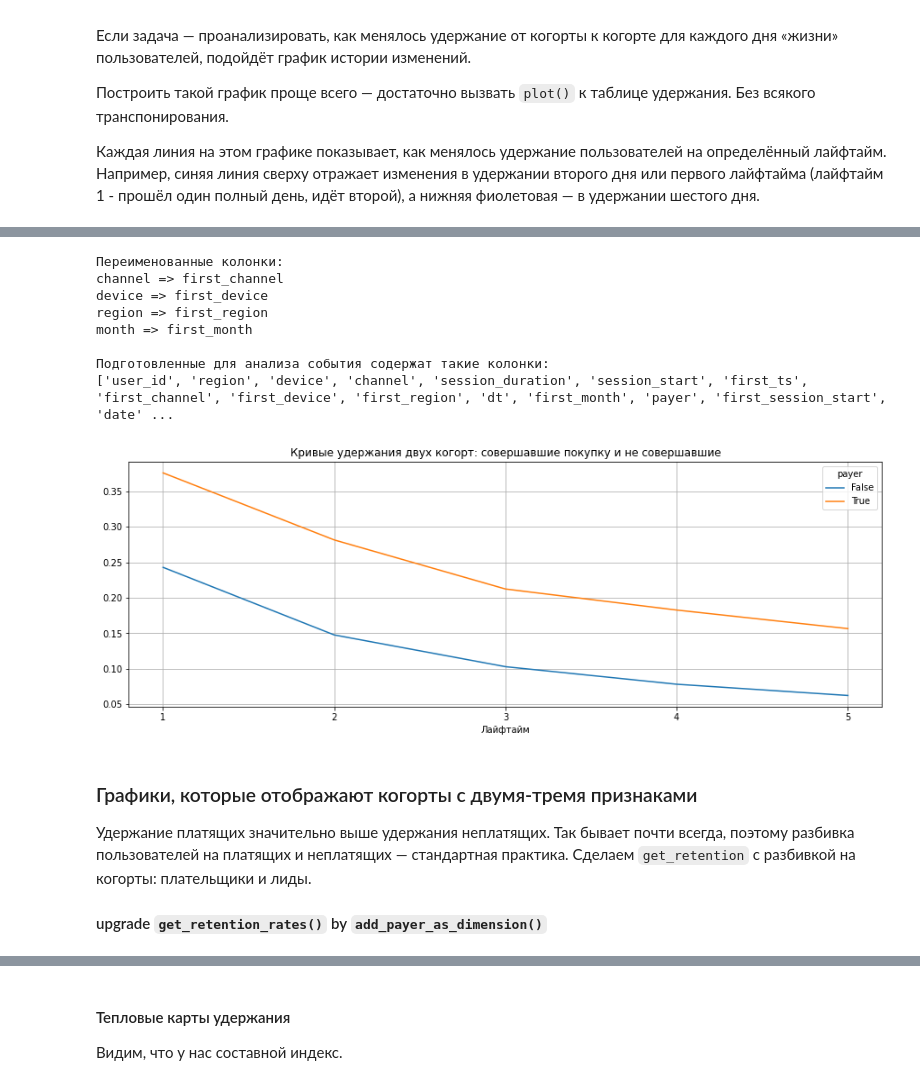
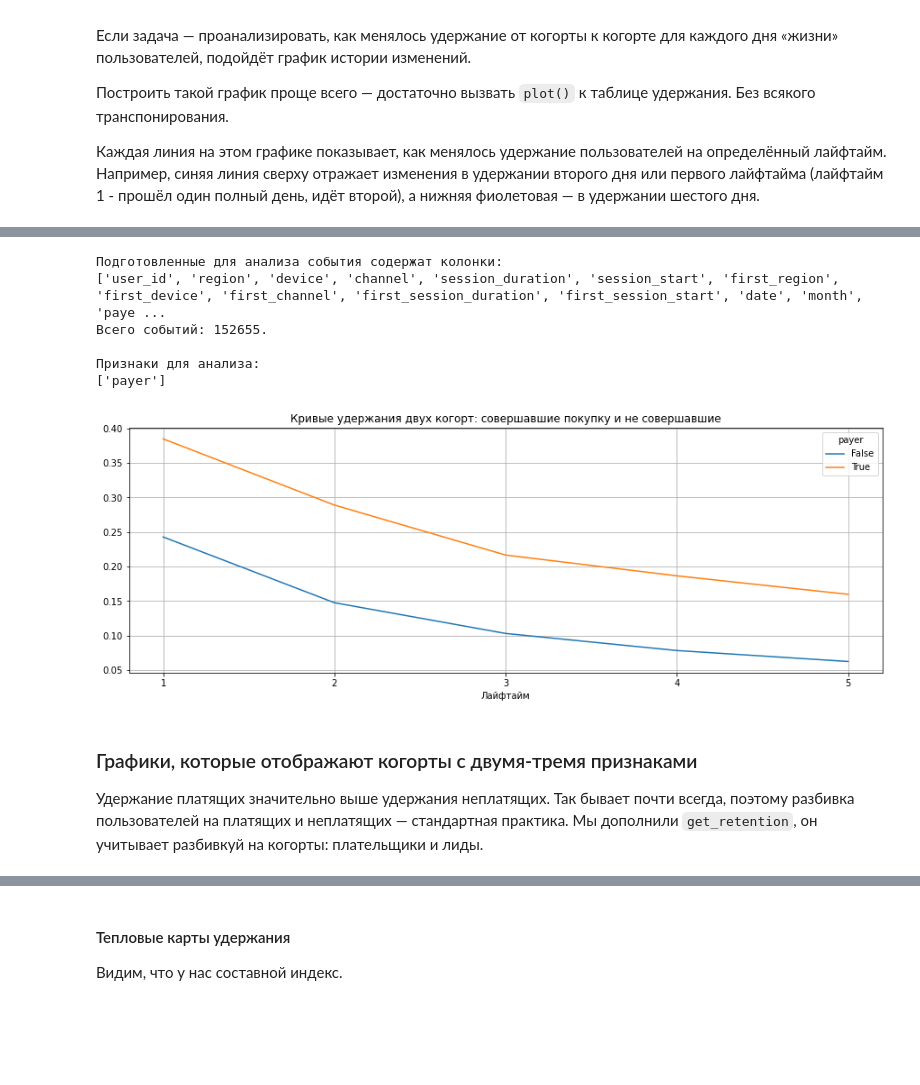
Before and after one commit to okeangel/da_portfolio, a Jupyter notebook: templates/marketing_data_analytics.ipynb, the cells around one changed output, grey strips where cells are left out. Saved outputs shown, nothing was run; the diff lists cells and outputs as text; code cells hidden in the pictures; blank space fills up the shorter version.

```diff
--- a/templates/marketing_data_analytics.ipynb
+++ b/templates/marketing_data_analytics.ipynb
@@ -870,7 +920,12 @@ get_retention_rates(suitable_events, dimensions=['date'])
 - `horizon` — горизонт анализа в днях (по умолчанию не задан),
 - `profiles` — профили пользователей (по умолчанию не заданы).
 # %%
-def get_suitable_events(events, dimensions=[], observation_date=None, horizon=None, profiles=None):
+def get_suitable_events(events,
+                        dimensions=[],
+                        event_dt='event_dt',
+                        observation_date=None,
+                        horizon=None,
+                        profiles=None):
     """Возвращает список подходящих для анализа событий.
 
     В списке только события пользователей,
@@ -880,14 +935,10 @@ def get_suitable_events(events, dimensions=[], observation_date=None, horizon=No
     """
     if profiles is None:
         # создаём профили пользователей, используя записи об их посещениях
-        profiles = get_profiles(events)
-    else:
-        profiles = profiles.rename(
-            columns=get_columns_to_rename(profiles)
-        )
+        profiles = get_profiles(events, event_dt=event_dt)
 
     if not observation_date:
-        observation_date = events['session_start'].dt.date.max()
+        observation_date = events[event_dt].dt.date.max()
 
     # Последний приемлимый период - это дата наблюдения.
     # Исходя из того, что за эту дату есть полные данные,
@@ -907,15 +958,16 @@ def get_suitable_events(events, dimensions=[], observation_date=None, horizon=No
     suitable_profiles = profiles.query('date <= @last_suitable_acquisition_date')
 
     # дополняем данные только теми, которые в нужных профилях
-    attributed_events = get_attributed_events(sessions, suitable_profiles)
+    attributed_events = get_attributed_events(events, profile_source=suitable_profiles, event_dt=event_dt)
 
     # по умолчанию считаем, что любые лайфтаймы нас устроят
     suitable_events = attributed_events
+
     # но если указан горизонт анализа - то...
     if horizon:
         # оставляем только записи с лайфтаймами,
         # которые меньше чем горизонт анализа
-        suitable_events = attributed_events.query('lifetime < @horizon')
+        suitable_events = suitable_events.query('lifetime < @horizon')
 
     return suitable_events
 # %% [markdown]
@@ -927,24 +979,26 @@ def get_suitable_events(events, dimensions=[], observation_date=None, horizon=No
 - `horizon` — горизонт анализа в днях (по умолчанию не задан),
 - `profiles` — профили пользователей (по умолчанию не заданы).
 # %%
-def get_retention(events, dimensions=[], observation_date=None, horizon=None, profiles=None):
+def get_retention(events, event_dt='event_dt', dimensions=[], observation_date=None, horizon=None, profiles=None):
     """Возвращает статистику удержания пользователей.
 
     Требует только журнал событий.
     """
     suitable_events = get_suitable_events(
         events=events,
+        event_dt=event_dt,
         dimensions=dimensions,
         observation_date=observation_date,
         horizon=horizon,
         profiles=profiles,
     )
-    print('Подготовленные для анализа события содержат такие колонки:')
+    print('Подготовленные для анализа события содержат колонки:')
     print(list(suitable_events.columns))
+    print(f'Всего событий: {len(suitable_events)}.')
     print()
 
-    retention = get_retention_rates(suitable_events, dimensions)
-    return suitable_events, retention
+    result = get_rates(suitable_events, kind='retention', dimensions=dimensions)
+    return suitable_events, result
 # %%
 events, retention = get_retention(
     events=sessions,
@@ -1091,7 +1170,3 @@ plt.show()
 # %%
-profiles = pd.read_csv(URL + 'profiles_backup.csv')
-profiles['first_session_start'] = pd.to_datetime(profiles['first_ts'])
-profiles['date'] = pd.to_datetime(profiles['dt']).dt.date
-
-profiles
+pd.read_csv(URL + 'profiles_backup.csv')
 # %% [output]
@@ -1111,31 +1186,27 @@ profiles
 # %%
 events, retention = get_retention(
-    sessions,
+    sessions, event_dt='session_start',
     profiles=profiles,
     observation_date=datetime.date(2019, 5, 13),
     horizon=6,
     dimensions=['payer'],
 )
 # %% [output]
-Переименованные колонки:
-channel => first_channel
-device => first_device
-region => first_region
-month => first_month
+Подготовленные для анализа события содержат колонки:
+['user_id', 'region', 'device', 'channel', 'session_duration', 'session_start', 'first_region', 'first_device', 'first_channel', 'first_session_duration', 'first_session_start', 'date', 'month', 'paye ...
+Всего событий: 152655.
 
-Подготовленные для анализа события содержат такие колонки:
-['user_id', 'region', 'device', 'channel', 'session_duration', 'session_start', 'first_ts', 'first_channel', 'first_device', 'first_region', 'dt', 'first_month', 'payer', 'first_session_start', 'date' ...
+Признаки для анализа:
+['payer']
 # %%
 # строим тепловую карту
-retention.T.plot(grid=True, xticks=retention.columns.values, figsize=(15, 5))
+retention.T.plot(grid=True, xticks=retention.columns, figsize=(15, 5))
 plt.xlabel('Лайфтайм')
 plt.title('Кривые удержания двух когорт: совершавшие покупку и не совершавшие')
 plt.show()
 # %% [output]
-[figure, old version]
+[figure, new version]
 # %% [markdown]
 ### Графики, которые отображают когорты с двумя-тремя признаками
 
-Удержание платящих значительно выше удержания неплатящих. Так бывает почти всегда, поэтому разбивка пользователей на платящих и неплатящих — стандартная практика. Сделаем `get_retention` с разбивкой на когорты: плательщики и лиды.
-
-#### upgrade `get_retention_rates()` by `add_payer_as_dimension()`
+Удержание платящих значительно выше удержания неплатящих. Так бывает почти всегда, поэтому разбивка пользователей на платящих и неплатящих — стандартная практика. Мы дополнили `get_retention`, он учитывает разбивкуй на когорты: плательщики и лиды.
```
Also changed, not shown: parts of 91 cells of this notebook, 2 other files.
